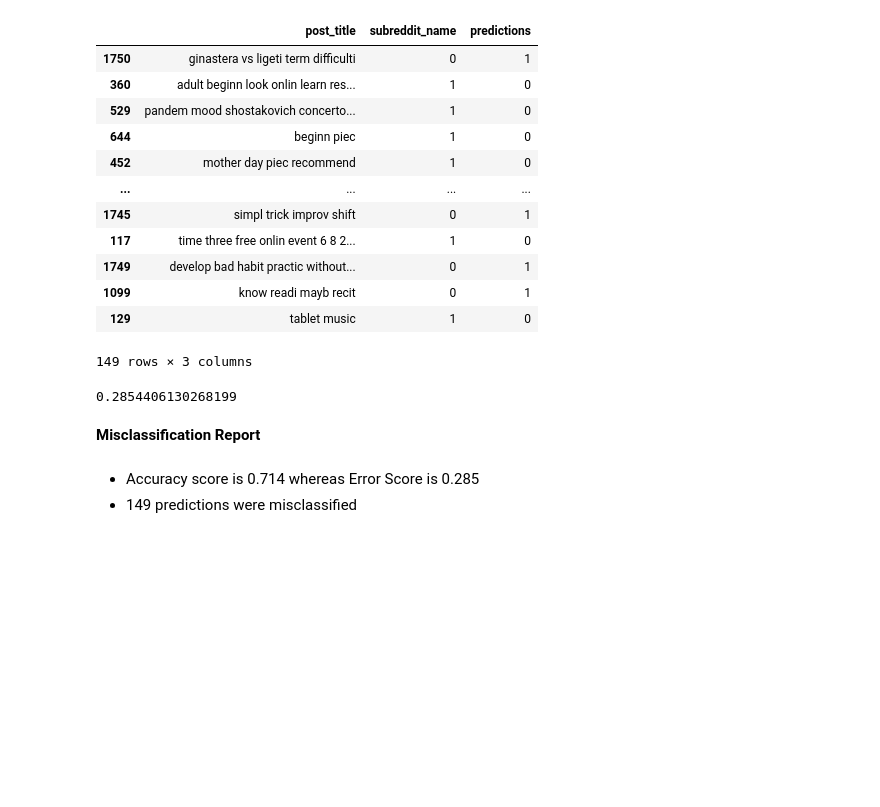
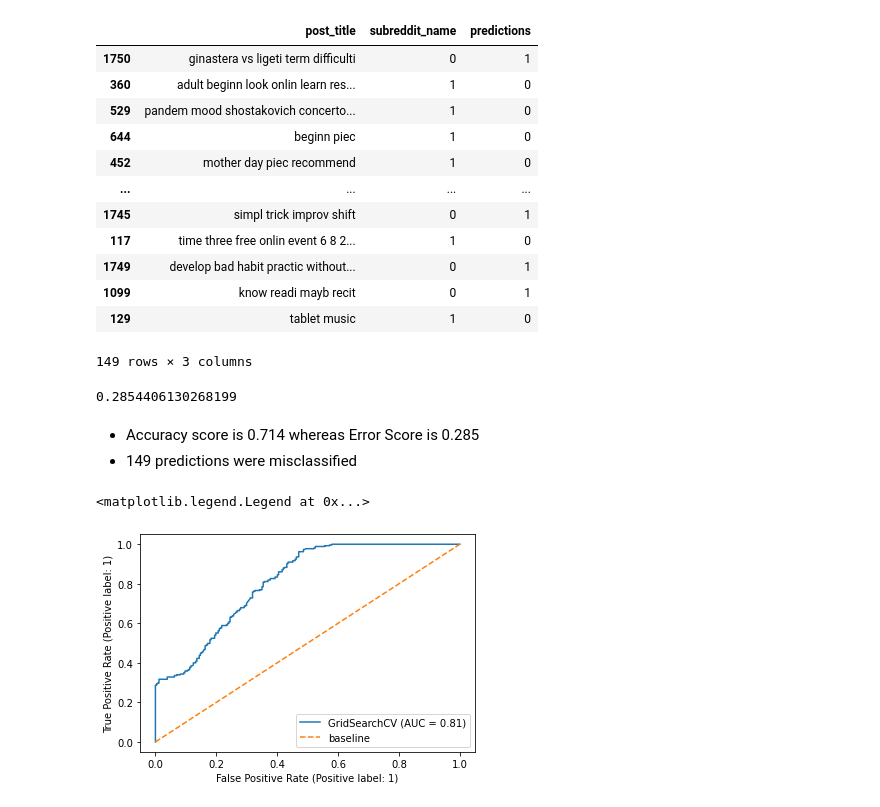
Before and after one commit to vaishnavibrungi/reddit, a Jupyter notebook: code/data_modeling-Copy1.ipynb, the cells around one changed output. Drawn from its saved outputs; the diff is of its cells as text; code cells hidden in the pictures; blank space fills up the shorter version.

```diff
--- a/code/data_modeling.ipynb
+++ b/code/data_modeling-Copy1.ipynb
@@ -712,8 +782,18 @@ Error = 1-accuracy
 Error
 # %% [output]
 0.2854406130268199
-# %% [markdown]
-**Misclassification Report**
 # %% [markdown]
 - Accuracy score is 0.714 whereas Error Score is 0.285
 - 149 predictions were misclassified
+# %%
+# ROC curve
+plot_roc_curve(gs, cv_test, y_test)
+
+# add worst case scenario line
+plt.plot([0, 1], [0,1], label='baseline', linestyle='--')
+
+# add a legend
+plt.legend()
+# %% [output]
+<matplotlib.legend.Legend at 0x...>
+[figure, added]
```
Also changed, not shown: parts of 15 cells of this notebook, 2 other files.
